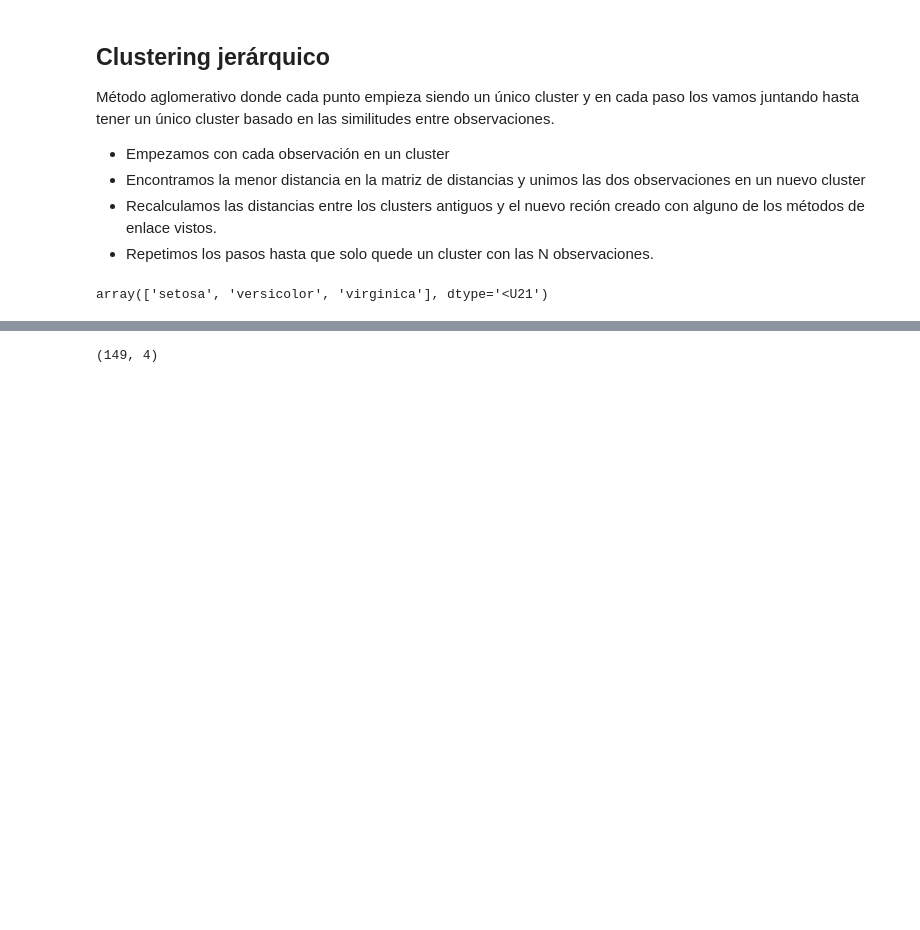
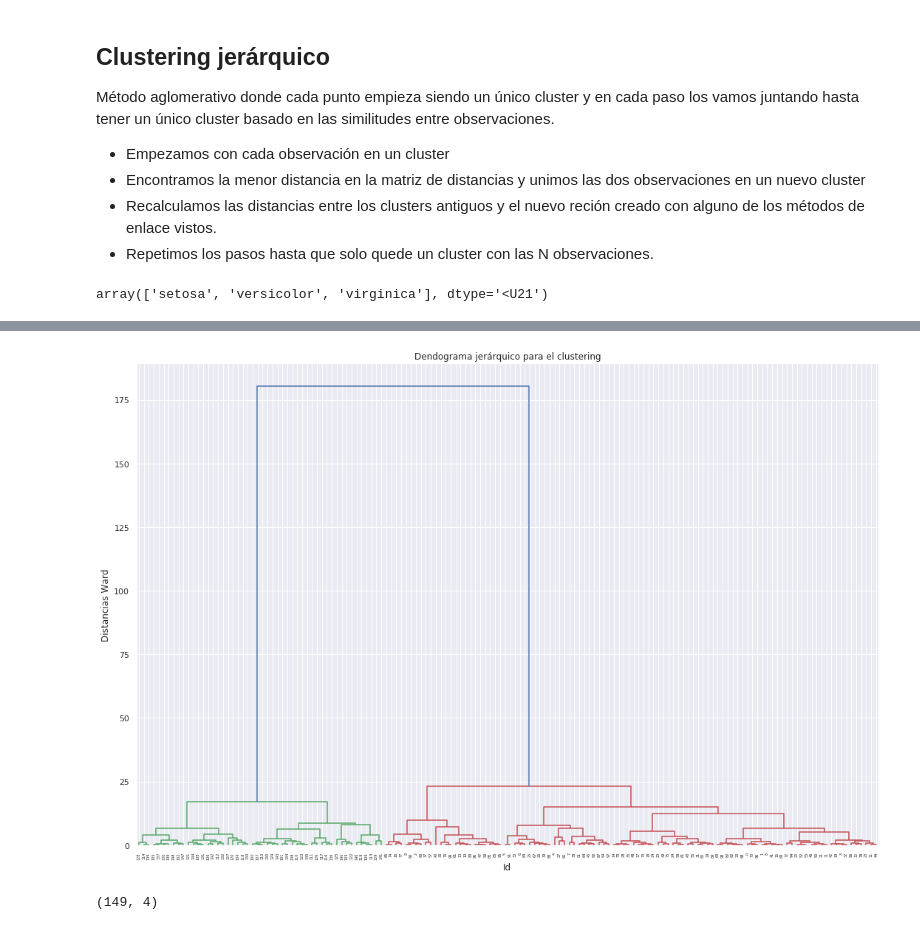
Before and after one commit to PablodelaCuesta/Machine_learning, a Jupyter notebook: Part_4_Clustering/Section 25 - Hierarchical Clustering/Clustering_jerárquico_theory.ipynb, the cells around one changed output, grey strips where cells are left out. Saved outputs shown, nothing was run; the diff lists cells and outputs as text; code cells hidden in the pictures; blank space fills up the shorter version.

```diff
--- a/Part_4_Clustering/Section 25 - Hierarchical Clustering/Clustering_jerárquico_theory.ipynb
+++ b/Part_4_Clustering/Section 25 - Hierarchical Clustering/Clustering_jerárquico_theory.ipynb
@@ -131 +203,10 @@ NameError: name 'y' is not defined
+# %%
+plt.figure(figsize=(18, 12))
+plt.title("Dendograma jerárquico para el clustering")
+plt.xlabel("Id")
+plt.ylabel("Distancias Ward")
+dendrogram(Z, leaf_rotation=90.)
+plt.show()
+# %% [output]
+[figure, added]
 # %%
```
Also changed, not shown: parts of 17 cells of this notebook.
